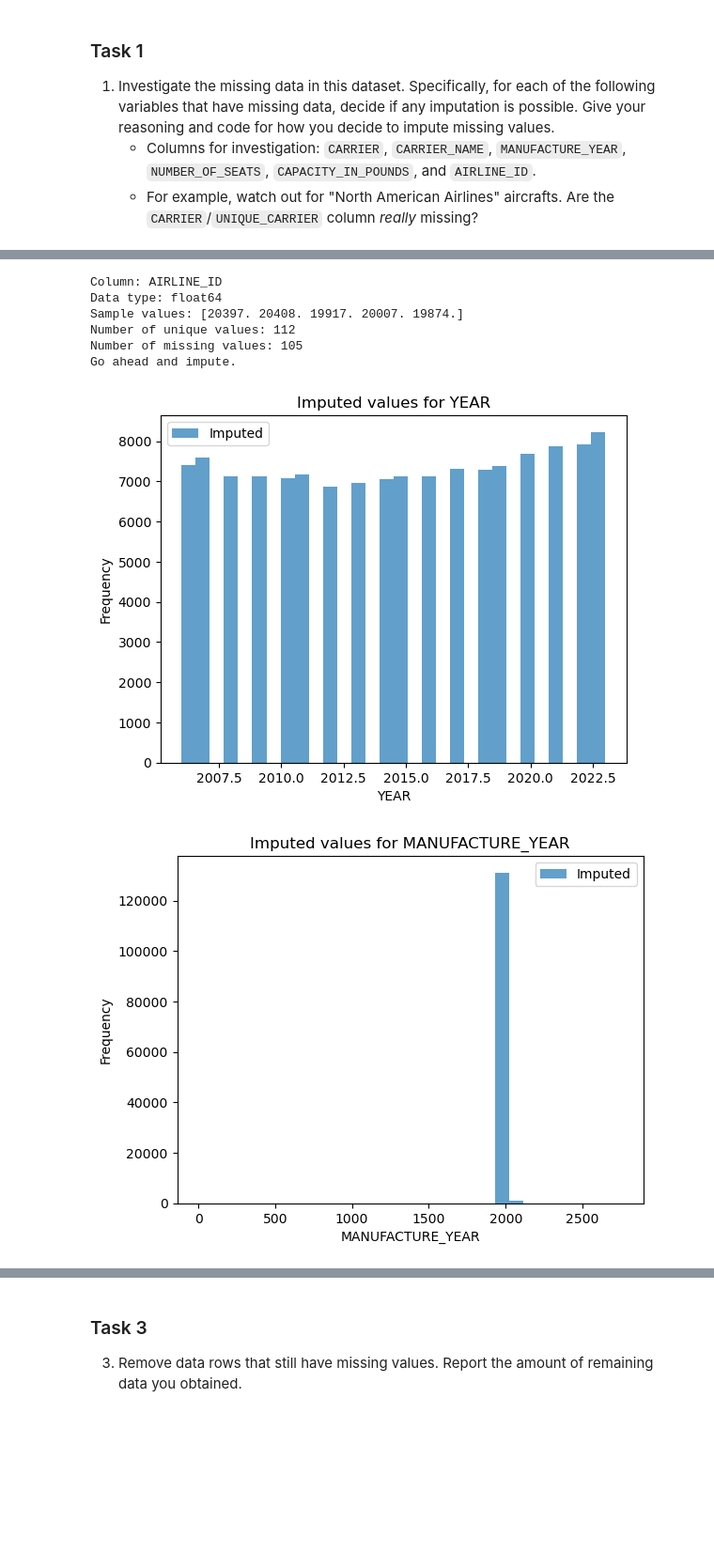
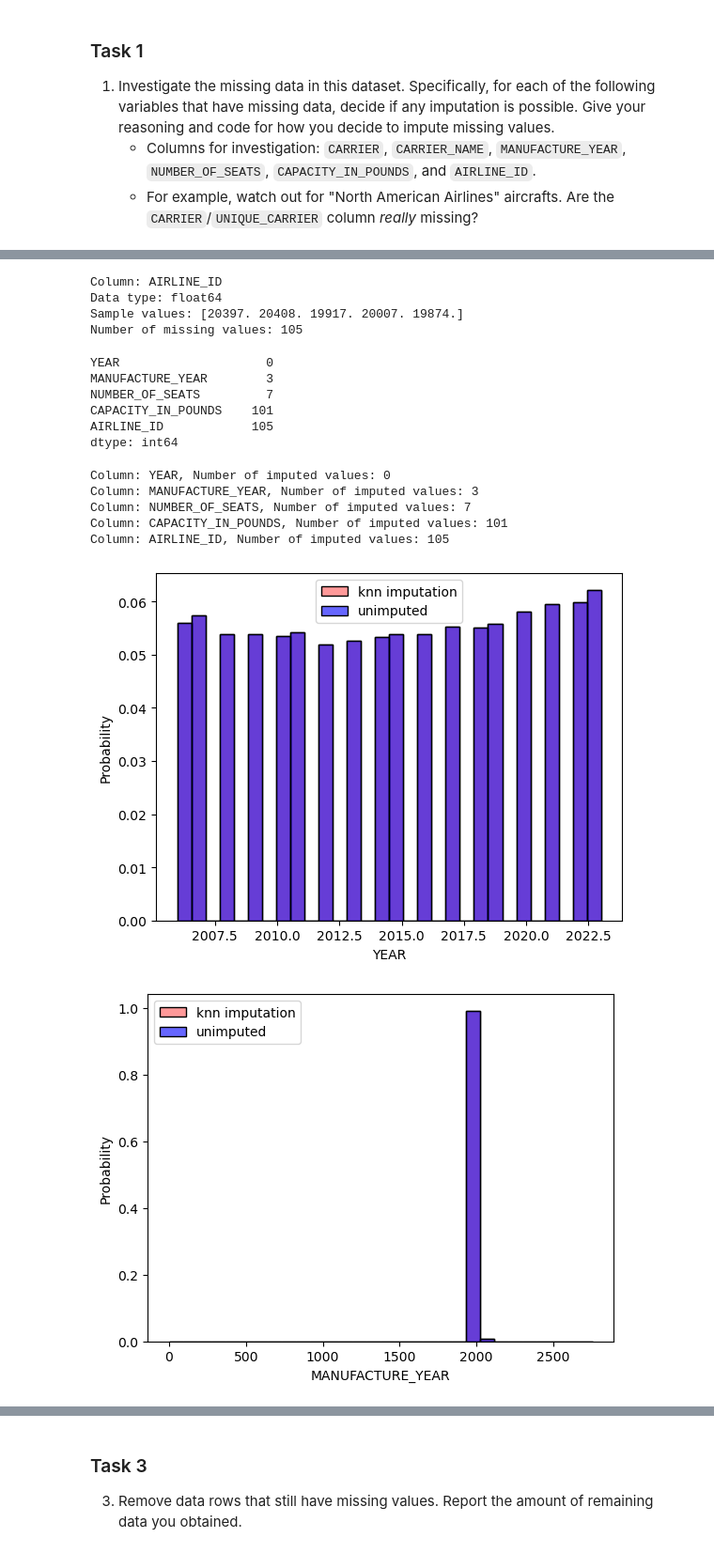
Before and after one commit to liv-fing/de300-2026wi-fingerson, a Jupyter notebook: homework_1/DATA_ENG300_HW1_Aircraft-1.ipynb, the cells around one changed output, grey strips where cells are left out. Shown at 94% size. Saved outputs shown, nothing was run; the diff lists cells and outputs as text; code cells hidden in the pictures; blank space fills up the shorter version.

```diff
--- a/homework_1/DATA_ENG300_HW1_Aircraft-1.ipynb
+++ b/homework_1/DATA_ENG300_HW1_Aircraft-1.ipynb
@@ -100,4 +103,2 @@ def fix_carrier_name(dataframe):
 
     return df
-# %%
-df = fix_carrier_name(inventory)
@@ -153,16 +116,16 @@ def investigate(column):
     print(f"Sample values: {column.unique()[:5]}")
 
     # why would we not be able to impute missing data? if non-numeric
+    # or if we can fill in from other columns
     if column.dtype == 'object':
-        print('Cannot impute missing data for non-numeric columns.\n')
+        print('Cannot use knn to impute missing data for non-numeric columns (with this setup).\n')
         return
 
     print(f"Number of missing values: {column.isnull().sum()}")
-    print("Go ahead and impute.\n")
-
 
 def impute_numeric_knn(df):
     '''
+
     Given a dataframe, selects the numeric columns and imputes missing data.
     Uses KNN imputation with 5 neighbors.
     Plots the imputed data in individual bar charts for each column.
@@ -171,37 +134,60 @@ def impute_numeric_knn(df):
 
     from sklearn.impute import KNNImputer
 
-    numeric_columns = df.select_dtypes(include=['number']).columns
+    numeric_columns = df.select_dtypes('number').columns
+
     imputer = KNNImputer(n_neighbors=5)
     df_numeric = df[numeric_columns]
     imputed_data = imputer.fit_transform(df_numeric)
     df_imputed = df.copy()
     df_imputed[numeric_columns] = imputed_data
 
-    # plot imputed data
+    # print number of imputed values for each column
+    for column in numeric_columns:
+        num_imputed = df[column].isnull().sum()
+        print(f"Column: {column}, Number of imputed values: {num_imputed}")
+
+    # plot original data on top of imputed data
     import matplotlib.pyplot as plt
+    import seaborn as sns
     for column in numeric_columns:
-        plt.figure()
-        plt.title(f'Imputed values for {column}')
-        plt.xlabel(column)
-        plt.ylabel('Frequency')
-        plt.hist(df_imputed[column], bins=30, alpha=0.7, label='Imputed')
-        plt.legend()
+
+        # plots (but hard to tell if not a lot of imputed data)
+        fig, ax = plt.subplots(1, 1)
+        sns.histplot(df_imputed[column], stat='probability', alpha = 0.4, bins = 30, color='red', label='knn imputation')
+        sns.histplot(df[column], stat='probability', alpha = 0.6, bins = 30, color='blue', label='unimputed')
+        ax.legend()
         plt.show()
 
+
     return df_imputed
+# %%
+# choose from `CARRIER`, `CARRIER_NAME`, `MANUFACTURE_YEAR`, `NUMBER_OF_SEATS`, `CAPACITY_IN_POUNDS`, and `AIRLINE_ID`
+
+investigate(inventory['AIRLINE_ID'])
+# %% [output]
+Column: AIRLINE_ID
+Data type: float64
+Sample values: [20397. 20408. 19917. 20007. 19874.]
+Number of missing values: 105
+# %%
+# print number of missing values in each column
+print(inventory.select_dtypes('number').isnull().sum())
+# %% [output]
+YEAR                    0
+MANUFACTURE_YEAR        3
+NUMBER_OF_SEATS         7
+CAPACITY_IN_POUNDS    101
+AIRLINE_ID            105
+dtype: int64
 # %%
-# choose from `CARRIER`, `CARRIER_NAME`, `MANUFACTURE_YEAR`, `NUMBER_OF_SEATS`, `CAPACITY_IN_POUNDS`, and `AIRLINE_ID`
-
-investigate(inventory['AIRLINE_ID'])
-
-inventory_imputed = impute_numeric_knn(inventory)
+inventory_cleaned = fix_carrier_name(inventory)
+inventory_imputed = impute_numeric_knn(inventory_cleaned)
 # %% [output]
-Column: AIRLINE_ID
-Data type: float64
-Sample values: [20397. 20408. 19917. 20007. 19874.]
-Number of unique values: 112
-Number of missing values: 105
-Go ahead and impute.
+Column: YEAR, Number of imputed values: 0
+Column: MANUFACTURE_YEAR, Number of imputed values: 3
+Column: NUMBER_OF_SEATS, Number of imputed values: 7
+Column: CAPACITY_IN_POUNDS, Number of imputed values: 101
+Column: AIRLINE_ID, Number of imputed values: 105
-[figure, old version]
+[figure, new version]
-[figure, old version]
+[figure, new version]
```
Also changed, not shown: parts of 24 cells of this notebook, 3 other files.
